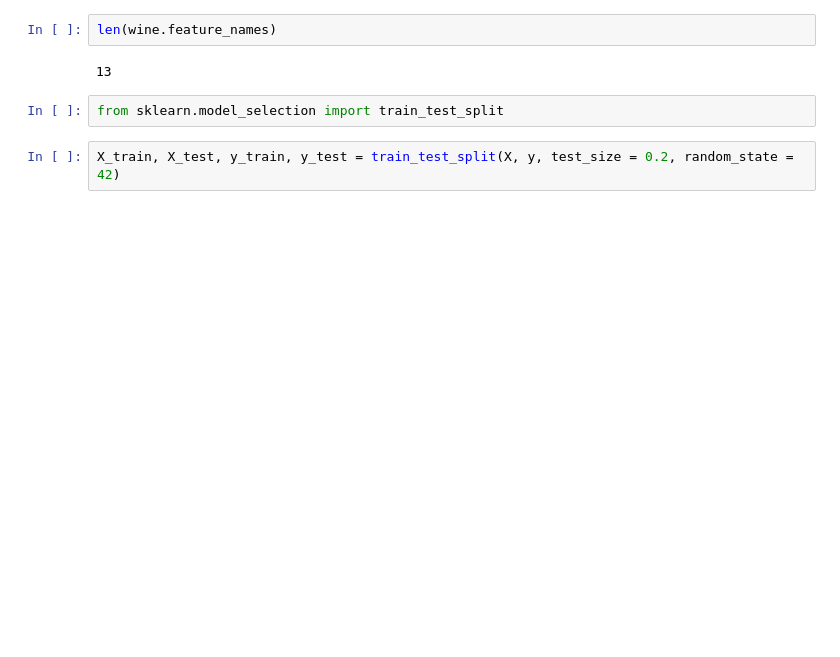
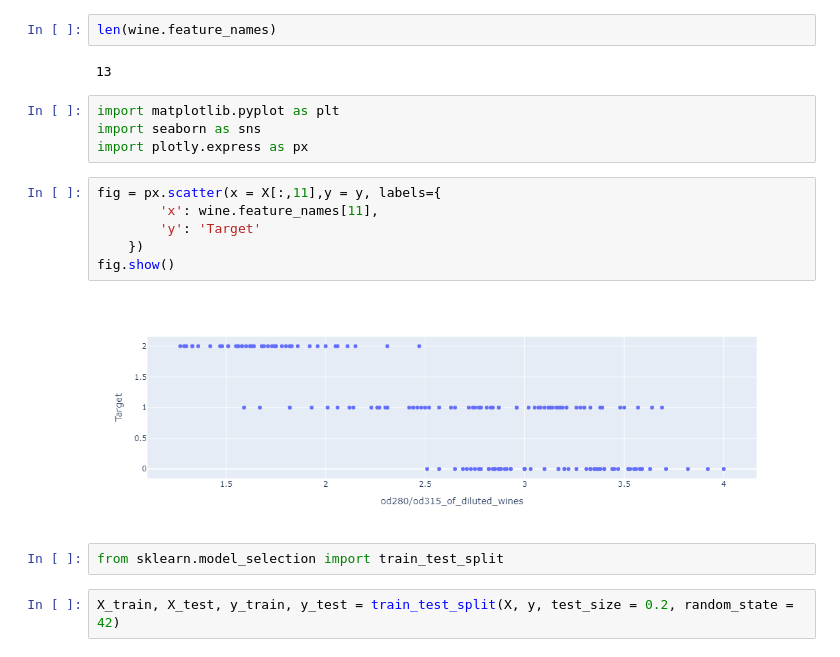
Before and after one commit to Bhavishya007-bit/ML-Learning, a Jupyter notebook: pca-demo.ipynb, the cells around one changed output. Saved outputs shown, nothing was run; the diff lists cells and outputs as text; blank space fills up the shorter version.

```diff
--- a/pca-demo.ipynb
+++ b/pca-demo.ipynb
@@ -16,6 +34,18 @@ X.shape
 len(wine.feature_names)
 # %% [output]
 13
+# %%
+import matplotlib.pyplot as plt
+import seaborn as sns
+import plotly.express as px
+# %%
+fig = px.scatter(x = X[:,11],y = y, labels={
+        'x': wine.feature_names[11],
+        'y': 'Target'
+    })
+fig.show()
+# %% [output]
+[figure, added]
 # %%
 from sklearn.model_selection import train_test_split
 # %%
```
Also changed, not shown: parts of 4 cells of this notebook.
